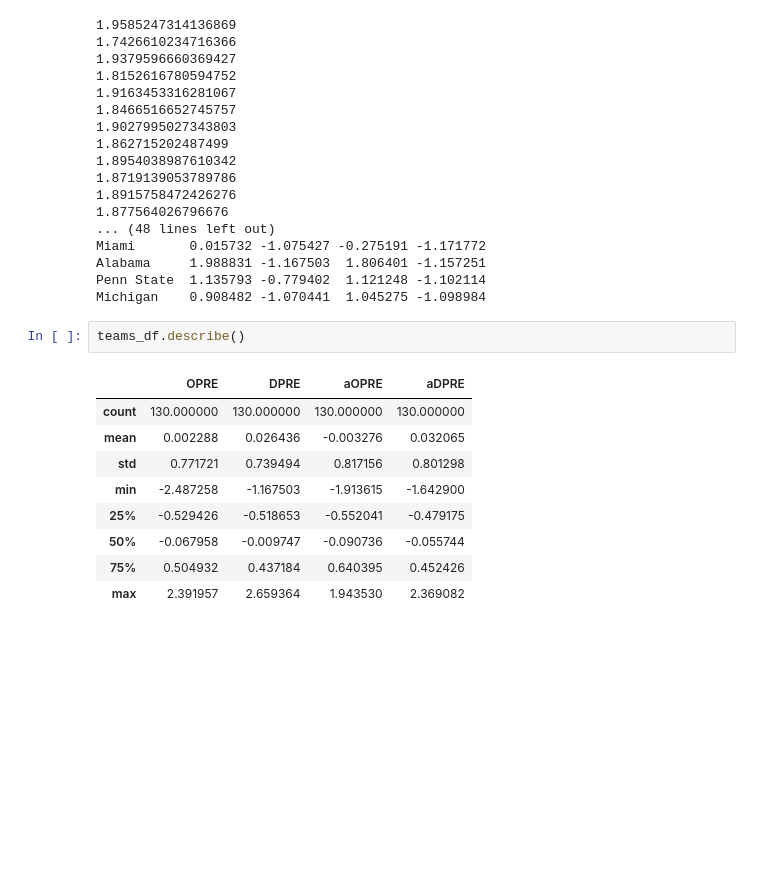
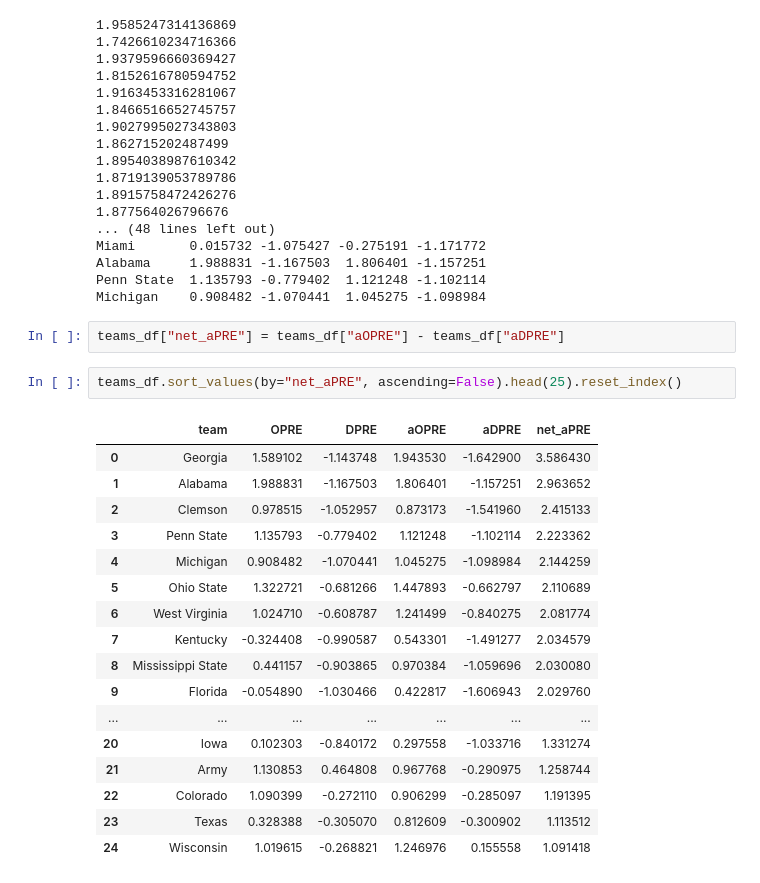
Before and after one commit to zaneddennis/CFB-Analytics, a Jupyter notebook: AdjustedDrives.ipynb, the cells around one changed output. Saved outputs shown, nothing was run; the diff lists cells and outputs as text; blank space fills up the shorter version.

```diff
--- a/AdjustedDrives.ipynb
+++ b/AdjustedDrives.ipynb
@@ -336,15 +336,25 @@ Miami       0.015732 -1.075427 -0.275191 -1.171772
 Alabama     1.988831 -1.167503  1.806401 -1.157251
 Penn State  1.135793 -0.779402  1.121248 -1.102114
 Michigan    0.908482 -1.070441  1.045275 -1.098984
-# %%
-teams_df.describe()
-# %% [output]
-|  | OPRE | DPRE | aOPRE | aDPRE |
-| count | 130.000000 | 130.000000 | 130.000000 | 130.000000 |
-| mean | 0.002288 | 0.026436 | -0.003276 | 0.032065 |
-| std | 0.771721 | 0.739494 | 0.817156 | 0.801298 |
-| min | -2.487258 | -1.167503 | -1.913615 | -1.642900 |
-| 25% | -0.529426 | -0.518653 | -0.552041 | -0.479175 |
-| 50% | -0.067958 | -0.009747 | -0.090736 | -0.055744 |
-| 75% | 0.504932 | 0.437184 | 0.640395 | 0.452426 |
-| max | 2.391957 | 2.659364 | 1.943530 | 2.369082 |
+# %%
+teams_df["net_aPRE"] = teams_df["aOPRE"] - teams_df["aDPRE"]
+# %%
+teams_df.sort_values(by="net_aPRE", ascending=False).head(25).reset_index()
+# %% [output]
+|  | team | OPRE | DPRE | aOPRE | aDPRE | net_aPRE |
+| 0 | Georgia | 1.589102 | -1.143748 | 1.943530 | -1.642900 | 3.586430 |
+| 1 | Alabama | 1.988831 | -1.167503 | 1.806401 | -1.157251 | 2.963652 |
+| 2 | Clemson | 0.978515 | -1.052957 | 0.873173 | -1.541960 | 2.415133 |
+| 3 | Penn State | 1.135793 | -0.779402 | 1.121248 | -1.102114 | 2.223362 |
+| 4 | Michigan | 0.908482 | -1.070441 | 1.045275 | -1.098984 | 2.144259 |
+| 5 | Ohio State | 1.322721 | -0.681266 | 1.447893 | -0.662797 | 2.110689 |
+| 6 | West Virginia | 1.024710 | -0.608787 | 1.241499 | -0.840275 | 2.081774 |
+| 7 | Kentucky | -0.324408 | -0.990587 | 0.543301 | -1.491277 | 2.034579 |
+| 8 | Mississippi State | 0.441157 | -0.903865 | 0.970384 | -1.059696 | 2.030080 |
+| 9 | Florida | -0.054890 | -1.030466 | 0.422817 | -1.606943 | 2.029760 |
+| ... | ... | ... | ... | ... | ... | ... |
+| 20 | Iowa | 0.102303 | -0.840172 | 0.297558 | -1.033716 | 1.331274 |
+| 21 | Army | 1.130853 | 0.464808 | 0.967768 | -0.290975 | 1.258744 |
+| 22 | Colorado | 1.090399 | -0.272110 | 0.906299 | -0.285097 | 1.191395 |
+| 23 | Texas | 0.328388 | -0.305070 | 0.812609 | -0.300902 | 1.113512 |
+| 24 | Wisconsin | 1.019615 | -0.268821 | 1.246976 | 0.155558 | 1.091418 |
```
